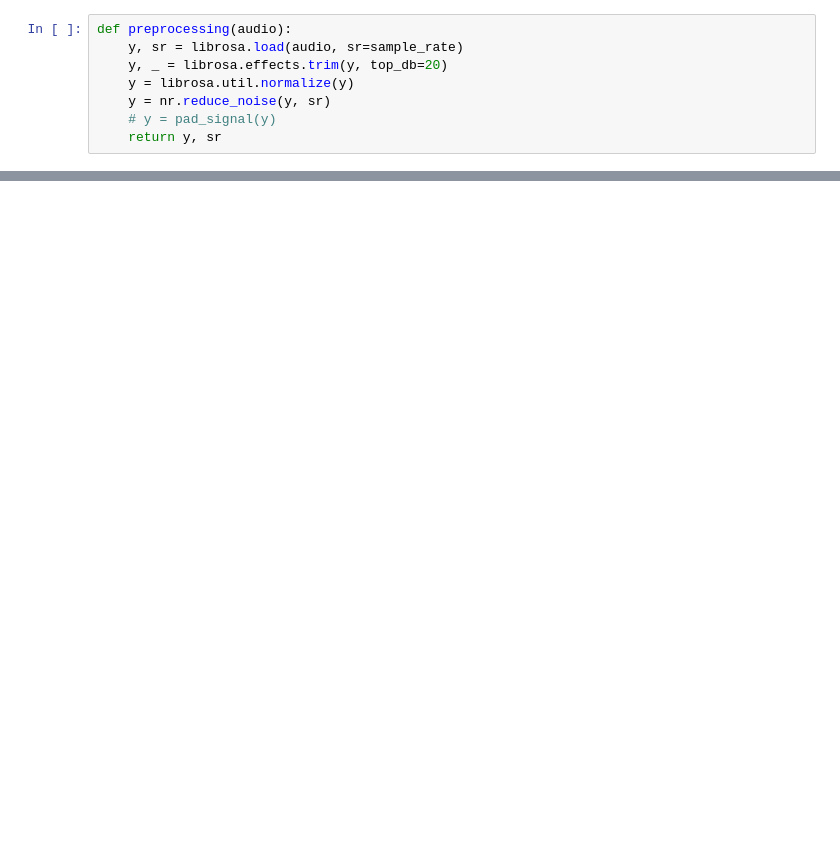
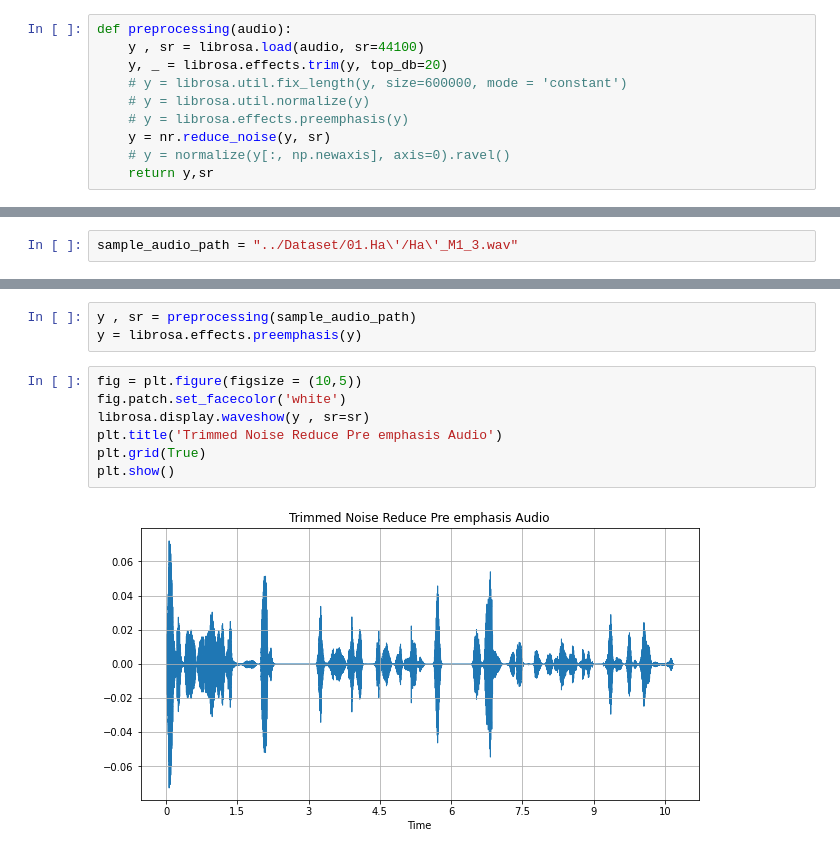
Before and after one commit to Ridhowalid01/BackendForMyTugasAkhir, a Jupyter notebook: Program/mfcc7.ipynb, the cells around one changed output, grey strips where cells are left out. Drawn from its saved outputs; the diff is of its cells as text; blank space fills up the shorter version.

Commit message:
coba fix parameter mfcc librosa

```diff
--- a/Program/mfcc7.ipynb
+++ b/Program/mfcc7.ipynb
@@ -32,10 +11,12 @@ def pre_emphasis(signal):
 # %%
 def preprocessing(audio):
-    y, sr = librosa.load(audio, sr=sample_rate)
+    y , sr = librosa.load(audio, sr=44100)
     y, _ = librosa.effects.trim(y, top_db=20)
-    y = librosa.util.normalize(y)
+    # y = librosa.util.fix_length(y, size=600000, mode = 'constant')
+    # y = librosa.util.normalize(y)
+    # y = librosa.effects.preemphasis(y)
     y = nr.reduce_noise(y, sr)
-    # y = pad_signal(y)
-    return y, sr
+    # y = normalize(y[:, np.newaxis], axis=0).ravel()
+    return y,sr
 # %%
 def extraction(audio):
@@ -120,0 +40,2 @@ Distance = 0
+# %%
+sample_audio_path = "../Dataset/01.Ha\'/Ha\'_M1_3.wav"
@@ -120,0 +46,12 @@ Distance = 0
+# %%
+y , sr = preprocessing(sample_audio_path)
+y = librosa.effects.preemphasis(y)
+# %%
+fig = plt.figure(figsize = (10,5))
+fig.patch.set_facecolor('white')
+librosa.display.waveshow(y , sr=sr)
+plt.title('Trimmed Noise Reduce Pre emphasis Audio')
+plt.grid(True)
+plt.show()
+# %% [output]
+[figure, added]
```
Also changed, not shown: parts of 24 cells of this notebook, 5 other files.
